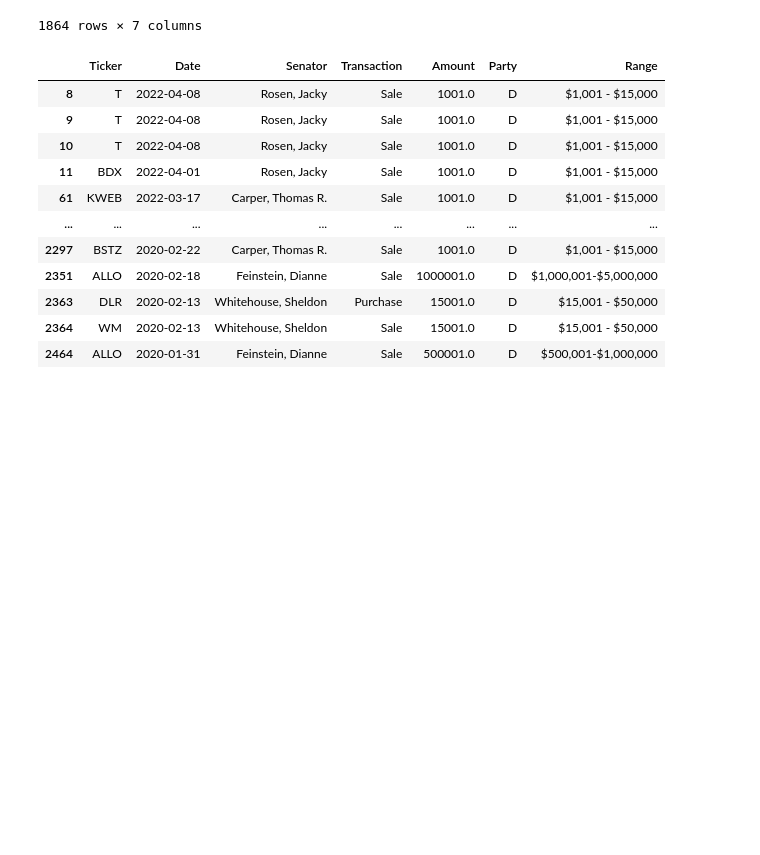
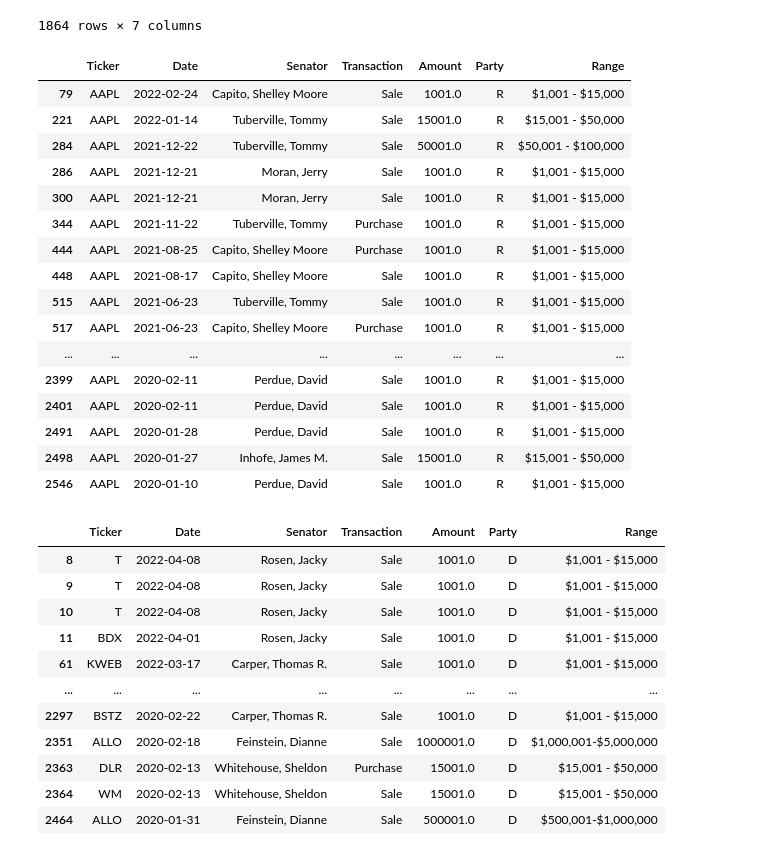
Before and after one commit to Loudju/Fintech_Project1_Politician_stock_trading, a Jupyter notebook: senate_trade_cleanup.ipynb, the cells around one changed output. Saved outputs shown, nothing was run; the diff lists cells and outputs as text; code cells hidden in the pictures; blank space fills up the shorter version.

Commit message:
updated parties by ticker AAPL

```diff
--- a/senate_trade_cleanup.ipynb
+++ b/senate_trade_cleanup.ipynb
@@ -51,2 +71,2 @@ senate_df
 # %%
-senate_df = quiver.senate_trading()
+senate_party_df = quiver.senate_trading()
@@ -69,5 +73,5 @@ display(senate_df)
 # %%
-senate_rep = senate_df[senate_df["Party"]=="R"]
+senate_rep = senate_party_df[senate_party_df["Party"]=="R"]
 display(senate_rep)
 # %% [output]
 |  | Ticker | Date | Senator | Transaction | Amount | Party | Range |
@@ -83,4 +87,25 @@ display(senate_rep)
 | 2568 | FISV | 2020-01-02 | Boozman, John | Sale | 1001.0 | R | $1,001-$15,000 |
 | 2569 | ENTG | 2020-01-02 | Perdue, David | Sale | 1001.0 | R | $1,001 - $15,000 |
 1864 rows × 7 columns
+# %%
+senate_rep = senate_rep[senate_rep["Ticker"]=="AAPL"]
+display(senate_rep)
+# %% [output]
+|  | Ticker | Date | Senator | Transaction | Amount | Party | Range |
+| 79 | AAPL | 2022-02-24 | Capito, Shelley Moore | Sale | 1001.0 | R | $1,001 - $15,000 |
+| 221 | AAPL | 2022-01-14 | Tuberville, Tommy | Sale | 15001.0 | R | $15,001 - $50,000 |
+| 284 | AAPL | 2021-12-22 | Tuberville, Tommy | Sale | 50001.0 | R | $50,001 - $100,000 |
+| 286 | AAPL | 2021-12-21 | Moran, Jerry | Sale | 1001.0 | R | $1,001 - $15,000 |
+| 300 | AAPL | 2021-12-21 | Moran, Jerry | Sale | 1001.0 | R | $1,001 - $15,000 |
+| 344 | AAPL | 2021-11-22 | Tuberville, Tommy | Purchase | 1001.0 | R | $1,001 - $15,000 |
+| 444 | AAPL | 2021-08-25 | Capito, Shelley Moore | Purchase | 1001.0 | R | $1,001 - $15,000 |
+| 448 | AAPL | 2021-08-17 | Capito, Shelley Moore | Sale | 1001.0 | R | $1,001 - $15,000 |
+| 515 | AAPL | 2021-06-23 | Tuberville, Tommy | Sale | 1001.0 | R | $1,001 - $15,000 |
+| 517 | AAPL | 2021-06-23 | Capito, Shelley Moore | Purchase | 1001.0 | R | $1,001 - $15,000 |
+| ... | ... | ... | ... | ... | ... | ... | ... |
+| 2399 | AAPL | 2020-02-11 | Perdue, David | Sale | 1001.0 | R | $1,001 - $15,000 |
+| 2401 | AAPL | 2020-02-11 | Perdue, David | Sale | 1001.0 | R | $1,001 - $15,000 |
+| 2491 | AAPL | 2020-01-28 | Perdue, David | Sale | 1001.0 | R | $1,001 - $15,000 |
+| 2498 | AAPL | 2020-01-27 | Inhofe, James M. | Sale | 15001.0 | R | $15,001 - $50,000 |
+| 2546 | AAPL | 2020-01-10 | Perdue, David | Sale | 1001.0 | R | $1,001 - $15,000 |
 # %%
```
Also changed, not shown: parts of 5 cells of this notebook.
